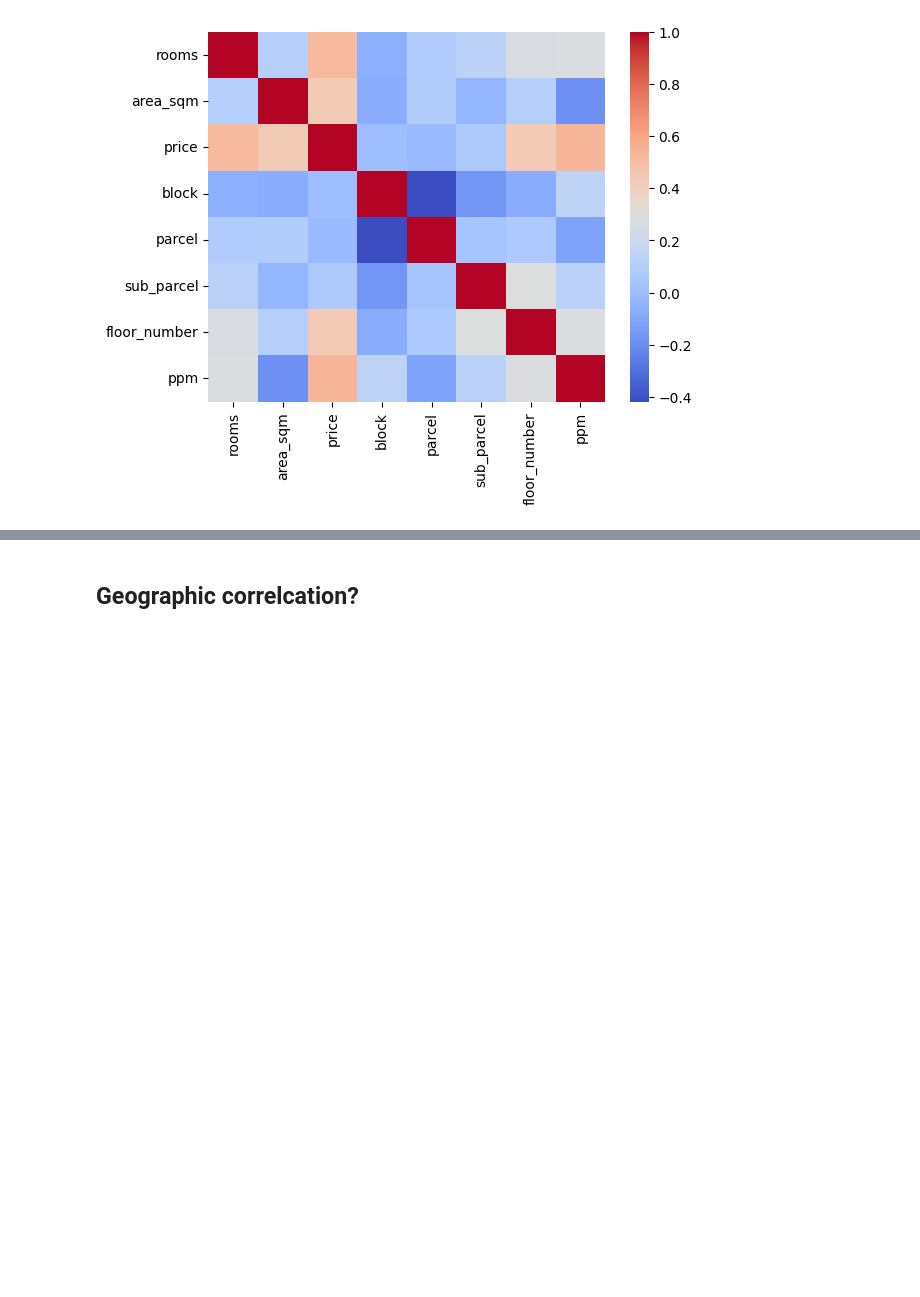
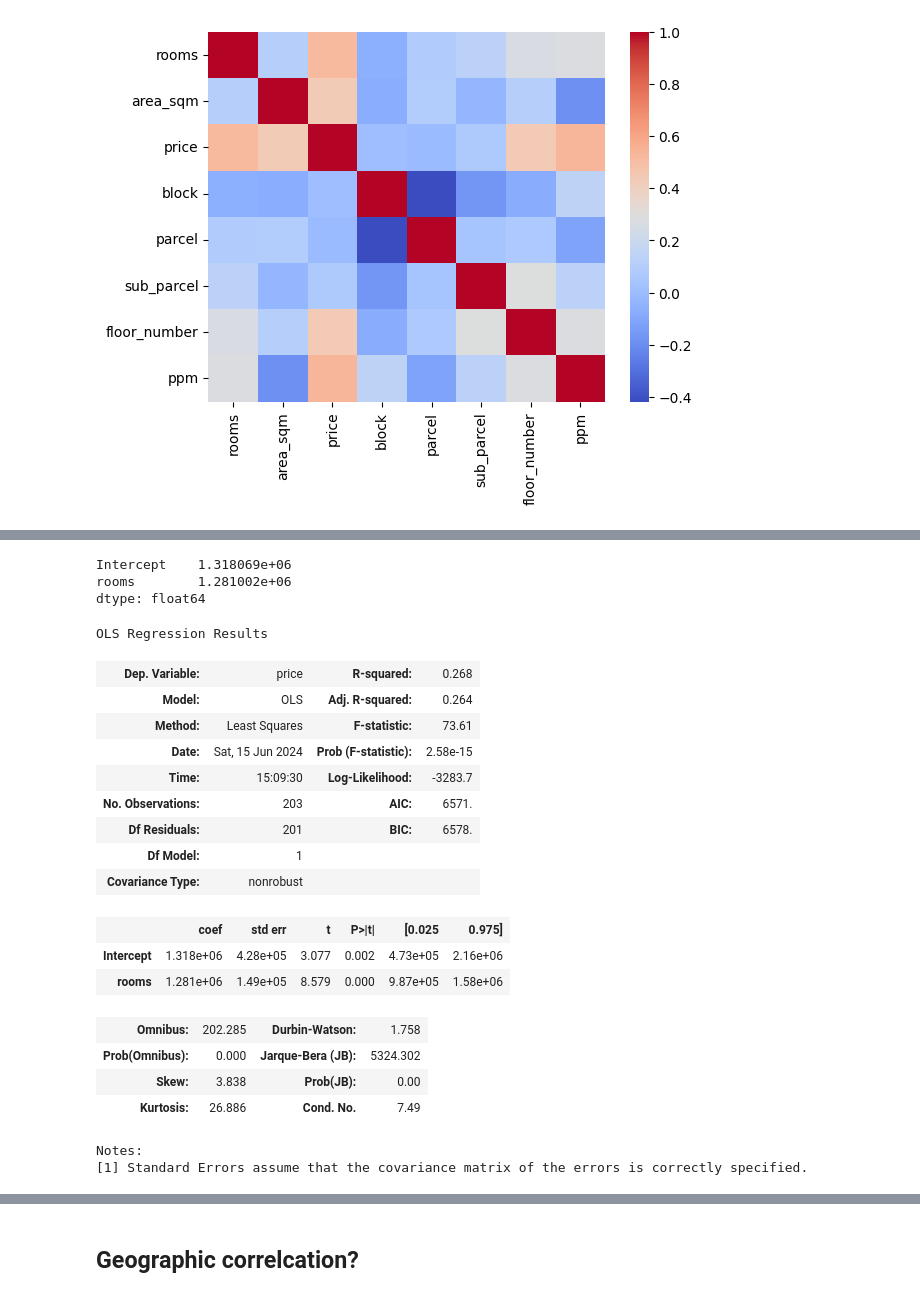
Before and after one commit to Shai2u/gis_ml_workshop_2024, a Jupyter notebook: Ex/Ex 2/Ex_2_data_preperation.ipynb, the cells around one changed output, grey strips where cells are left out. Saved outputs shown, nothing was run; the diff lists cells and outputs as text; code cells hidden in the pictures; blank space fills up the shorter version.

```diff
--- a/Ex/Ex 2/Ex_2_data_preperation.ipynb
+++ b/Ex/Ex 2/Ex_2_data_preperation.ipynb
@@ -817,0 +877,29 @@ plt.show()
+# %%
+result = sm.ols(formula="price ~ rooms", data=df).fit()
+print(result.params)
+# %% [output]
+Intercept    1.318069e+06
+rooms        1.281002e+06
+dtype: float64
+# %%
+result.summary()
+# %% [output]
+OLS Regression Results
+| Dep. Variable: | price | R-squared: | 0.268 |
+| Model: | OLS | Adj. R-squared: | 0.264 |
+| Method: | Least Squares | F-statistic: | 73.61 |
+| Date: | Sat, 15 Jun 2024 | Prob (F-statistic): | 2.58e-15 |
+| Time: | 15:09:30 | Log-Likelihood: | -3283.7 |
+| No. Observations: | 203 | AIC: | 6571. |
+| Df Residuals: | 201 | BIC: | 6578. |
+| Df Model: | 1 |  |  |
+| Covariance Type: | nonrobust |  |  |
+|  | coef | std err | t | P>|t| | [0.025 | 0.975] |
+| Intercept | 1.318e+06 | 4.28e+05 | 3.077 | 0.002 | 4.73e+05 | 2.16e+06 |
+| rooms | 1.281e+06 | 1.49e+05 | 8.579 | 0.000 | 9.87e+05 | 1.58e+06 |
+| Omnibus: | 202.285 | Durbin-Watson: | 1.758 |
+| Prob(Omnibus): | 0.000 | Jarque-Bera (JB): | 5324.302 |
+| Skew: | 3.838 | Prob(JB): | 0.00 |
+| Kurtosis: | 26.886 | Cond. No. | 7.49 |
+Notes:
+[1] Standard Errors assume that the covariance matrix of the errors is correctly specified.
```
Also changed, not shown: parts of 8 cells of this notebook.
